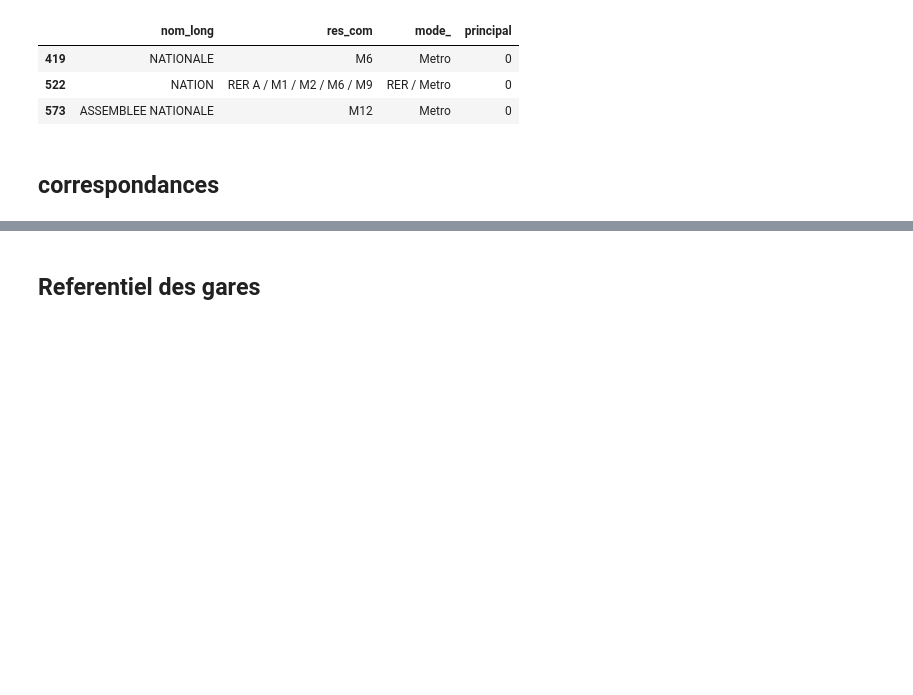
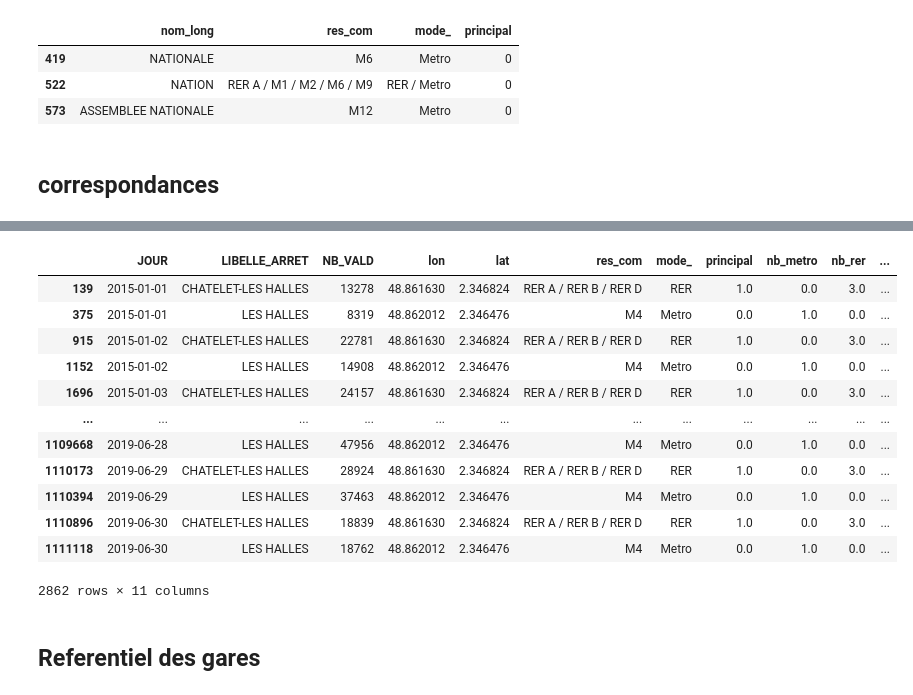
Before and after one commit to p-desaintchamas/datacamp-challenge-creation, a Jupyter notebook: merge_aggregate_data.ipynb, the cells around one changed output, grey strips where cells are left out. Saved outputs shown, nothing was run; the diff lists cells and outputs as text; code cells hidden in the pictures; blank space fills up the shorter version.

```diff
--- a/merge_aggregate_data.ipynb
+++ b/merge_aggregate_data.ipynb
@@ -222,3 +206,19 @@ dt_agg_pos_corr.head()
+# %%
+dt_agg_pos_corr[dt_agg_pos_corr['LIBELLE_ARRET'].str.contains("HALLES")]
+# %% [output]
+|  | JOUR | LIBELLE_ARRET | NB_VALD | lon | lat | res_com | mode_ | principal | nb_metro | nb_rer | ... |
+| 139 | 2015-01-01 | CHATELET-LES HALLES | 13278 | 48.861630 | 2.346824 | RER A / RER B / RER D | RER | 1.0 | 0.0 | 3.0 | ... |
+| 375 | 2015-01-01 | LES HALLES | 8319 | 48.862012 | 2.346476 | M4 | Metro | 0.0 | 1.0 | 0.0 | ... |
+| 915 | 2015-01-02 | CHATELET-LES HALLES | 22781 | 48.861630 | 2.346824 | RER A / RER B / RER D | RER | 1.0 | 0.0 | 3.0 | ... |
+| 1152 | 2015-01-02 | LES HALLES | 14908 | 48.862012 | 2.346476 | M4 | Metro | 0.0 | 1.0 | 0.0 | ... |
+| 1696 | 2015-01-03 | CHATELET-LES HALLES | 24157 | 48.861630 | 2.346824 | RER A / RER B / RER D | RER | 1.0 | 0.0 | 3.0 | ... |
+| ... | ... | ... | ... | ... | ... | ... | ... | ... | ... | ... | ... |
+| 1109668 | 2019-06-28 | LES HALLES | 47956 | 48.862012 | 2.346476 | M4 | Metro | 0.0 | 1.0 | 0.0 | ... |
+| 1110173 | 2019-06-29 | CHATELET-LES HALLES | 28924 | 48.861630 | 2.346824 | RER A / RER B / RER D | RER | 1.0 | 0.0 | 3.0 | ... |
+| 1110394 | 2019-06-29 | LES HALLES | 37463 | 48.862012 | 2.346476 | M4 | Metro | 0.0 | 1.0 | 0.0 | ... |
+| 1110896 | 2019-06-30 | CHATELET-LES HALLES | 18839 | 48.861630 | 2.346824 | RER A / RER B / RER D | RER | 1.0 | 0.0 | 3.0 | ... |
+| 1111118 | 2019-06-30 | LES HALLES | 18762 | 48.862012 | 2.346476 | M4 | Metro | 0.0 | 1.0 | 0.0 | ... |
+2862 rows × 11 columns
 # %% [markdown]
 ## Referentiel des gares
 # %%
```
Also changed, not shown: parts of 7 cells of this notebook.
